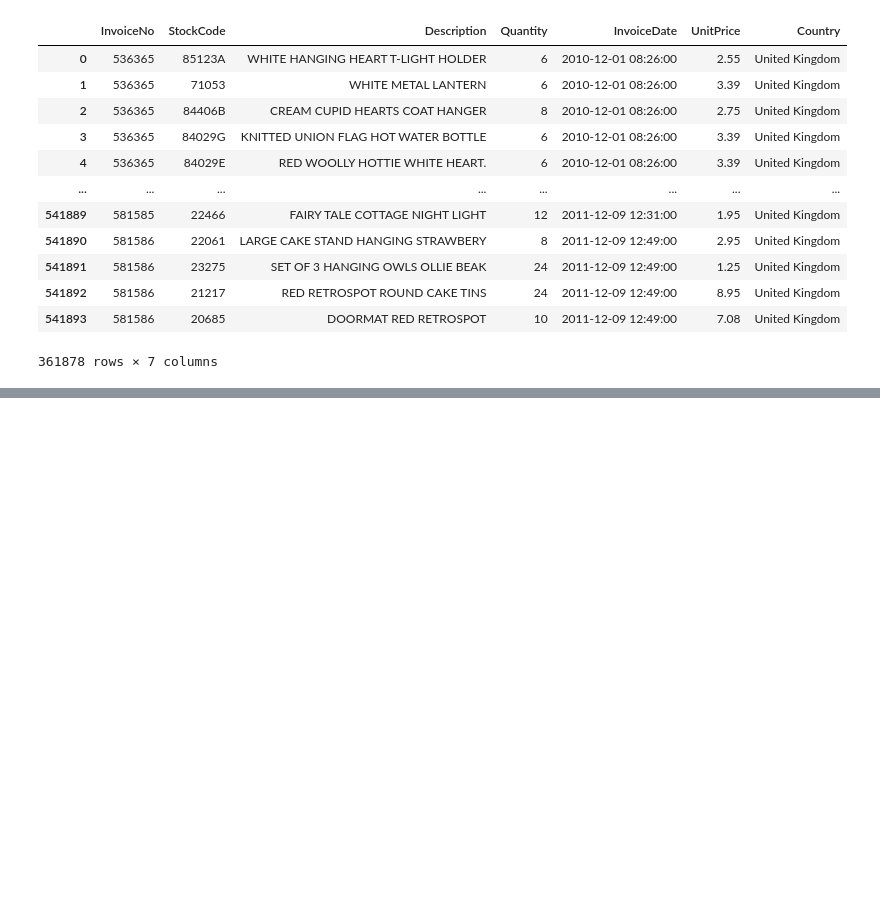
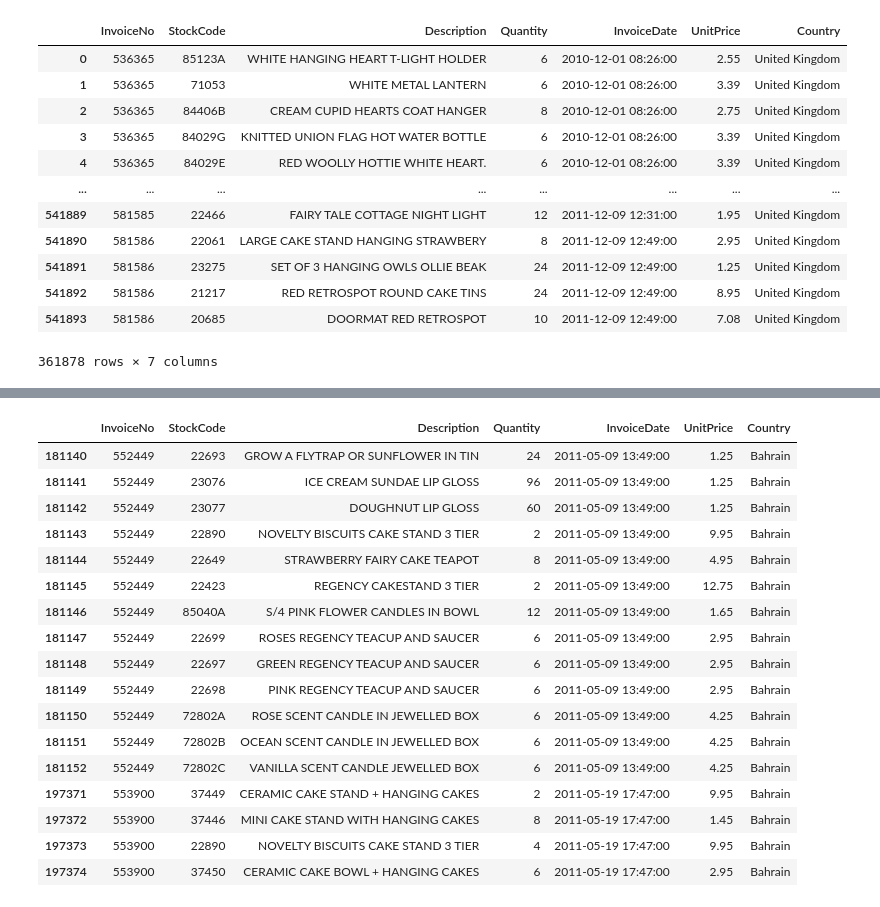
Before and after one commit to sai-DS-2026/Machine-Learning-Practice, a Jupyter notebook: Association/Association.ipynb, the cells around one changed output, grey strips where cells are left out. Saved outputs shown, nothing was run; the diff lists cells and outputs as text; code cells hidden in the pictures; blank space fills up the shorter version.

```diff
--- a/Association/Association.ipynb
+++ b/Association/Association.ipynb
@@ -193,0 +158,23 @@ pd.pivot_table(data=UK_retail_data,values="Quantity",index="InvoiceNo",columns="
+# %%
+#Bahrain retail data
+Bahrain_retail_data = online_retail_dataset[online_retail_dataset["Country"]=="Bahrain"]
+Bahrain_retail_data
+# %% [output]
+|  | InvoiceNo | StockCode | Description | Quantity | InvoiceDate | UnitPrice | Country |
+| 181140 | 552449 | 22693 | GROW A FLYTRAP OR SUNFLOWER IN TIN | 24 | 2011-05-09 13:49:00 | 1.25 | Bahrain |
+| 181141 | 552449 | 23076 | ICE CREAM SUNDAE LIP GLOSS | 96 | 2011-05-09 13:49:00 | 1.25 | Bahrain |
+| 181142 | 552449 | 23077 | DOUGHNUT LIP GLOSS | 60 | 2011-05-09 13:49:00 | 1.25 | Bahrain |
+| 181143 | 552449 | 22890 | NOVELTY BISCUITS CAKE STAND 3 TIER | 2 | 2011-05-09 13:49:00 | 9.95 | Bahrain |
+| 181144 | 552449 | 22649 | STRAWBERRY FAIRY CAKE TEAPOT | 8 | 2011-05-09 13:49:00 | 4.95 | Bahrain |
+| 181145 | 552449 | 22423 | REGENCY CAKESTAND 3 TIER | 2 | 2011-05-09 13:49:00 | 12.75 | Bahrain |
+| 181146 | 552449 | 85040A | S/4 PINK FLOWER CANDLES IN BOWL | 12 | 2011-05-09 13:49:00 | 1.65 | Bahrain |
+| 181147 | 552449 | 22699 | ROSES REGENCY TEACUP AND SAUCER | 6 | 2011-05-09 13:49:00 | 2.95 | Bahrain |
+| 181148 | 552449 | 22697 | GREEN REGENCY TEACUP AND SAUCER | 6 | 2011-05-09 13:49:00 | 2.95 | Bahrain |
+| 181149 | 552449 | 22698 | PINK REGENCY TEACUP AND SAUCER | 6 | 2011-05-09 13:49:00 | 2.95 | Bahrain |
+| 181150 | 552449 | 72802A | ROSE SCENT CANDLE IN JEWELLED BOX | 6 | 2011-05-09 13:49:00 | 4.25 | Bahrain |
+| 181151 | 552449 | 72802B | OCEAN SCENT CANDLE IN JEWELLED BOX | 6 | 2011-05-09 13:49:00 | 4.25 | Bahrain |
+| 181152 | 552449 | 72802C | VANILLA SCENT CANDLE JEWELLED BOX | 6 | 2011-05-09 13:49:00 | 4.25 | Bahrain |
+| 197371 | 553900 | 37449 | CERAMIC CAKE STAND + HANGING CAKES | 2 | 2011-05-19 17:47:00 | 9.95 | Bahrain |
+| 197372 | 553900 | 37446 | MINI CAKE STAND WITH HANGING CAKES | 8 | 2011-05-19 17:47:00 | 1.45 | Bahrain |
+| 197373 | 553900 | 22890 | NOVELTY BISCUITS CAKE STAND 3 TIER | 4 | 2011-05-19 17:47:00 | 9.95 | Bahrain |
+| 197374 | 553900 | 37450 | CERAMIC CAKE BOWL + HANGING CAKES | 6 | 2011-05-19 17:47:00 | 2.95 | Bahrain |
```
Also changed, not shown: parts of 15 cells of this notebook, 2 other files.
